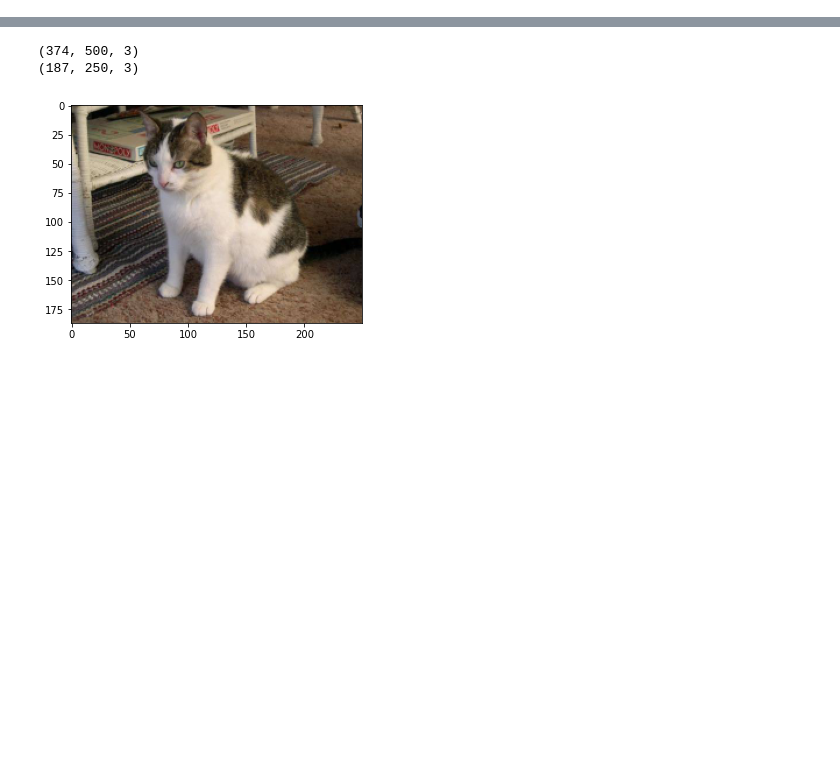
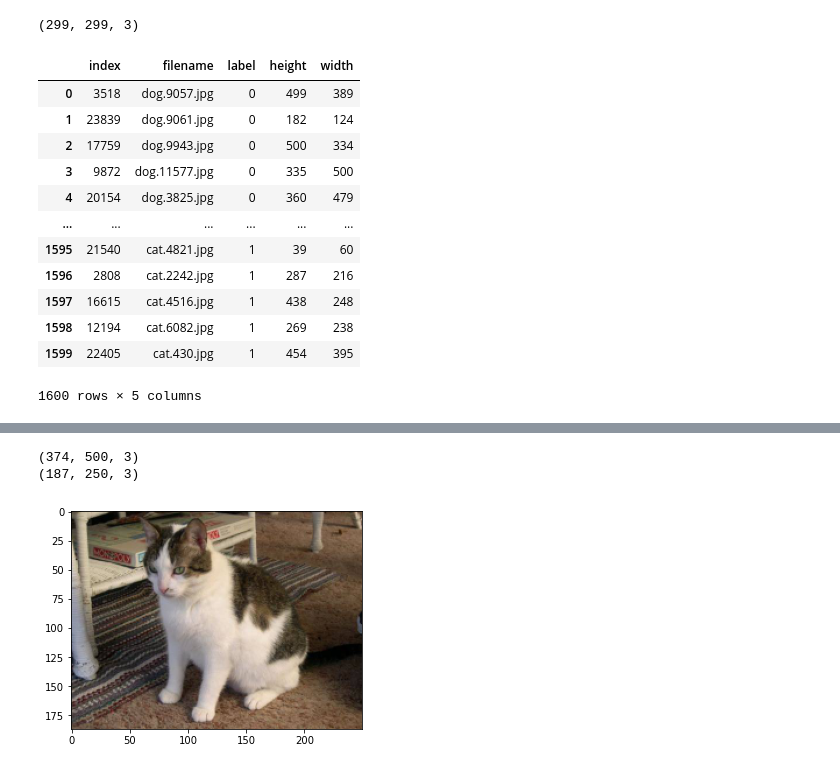
Before and after one commit to Lelelass/Deep-Learning-21, a Jupyter notebook: Labb/lab.ipynb, the cells around one changed output, grey strips where cells are left out. Cells and saved outputs as stored; diff of their text form; code cells hidden in the pictures; blank space fills up the shorter version.

```diff
--- a/Labb/lab.ipynb
+++ b/Labb/lab.ipynb
@@ -28,0 +87,24 @@ display_images(train_pictures_one_hot, original_train_dir)
+# %%
+img = plt.imread(f"{original_train_dir}/dog.9943.jpg")
+img = cv2.resize(img, (299,299))
+img.shape
+# %% [output]
+(299, 299, 3)
+# %%
+dimesions_df = pd.DataFrame(sizes, columns =['height', 'width'])
+train_pictures_one_hot_with_dim = pd.concat([small_train_filenames.reset_index(), dimesions_df], axis = 1)
+train_pictures_one_hot_with_dim
+# %% [output]
+|  | index | filename | label | height | width |
+| 0 | 3518 | dog.9057.jpg | 0 | 499 | 389 |
+| 1 | 23839 | dog.9061.jpg | 0 | 182 | 124 |
+| 2 | 17759 | dog.9943.jpg | 0 | 500 | 334 |
+| 3 | 9872 | dog.11577.jpg | 0 | 335 | 500 |
+| 4 | 20154 | dog.3825.jpg | 0 | 360 | 479 |
+| ... | ... | ... | ... | ... | ... |
+| 1595 | 21540 | cat.4821.jpg | 1 | 39 | 60 |
+| 1596 | 2808 | cat.2242.jpg | 1 | 287 | 216 |
+| 1597 | 16615 | cat.4516.jpg | 1 | 438 | 248 |
+| 1598 | 12194 | cat.6082.jpg | 1 | 269 | 238 |
+| 1599 | 22405 | cat.430.jpg | 1 | 454 | 395 |
+1600 rows × 5 columns
```
Also changed, not shown: parts of 25 cells of this notebook, 1 other file.
